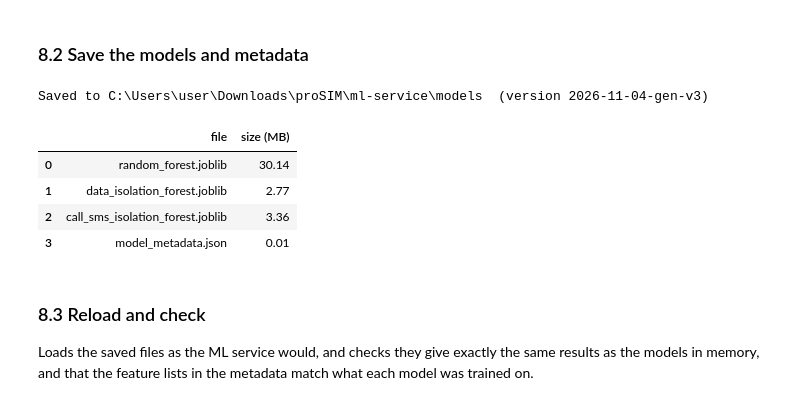
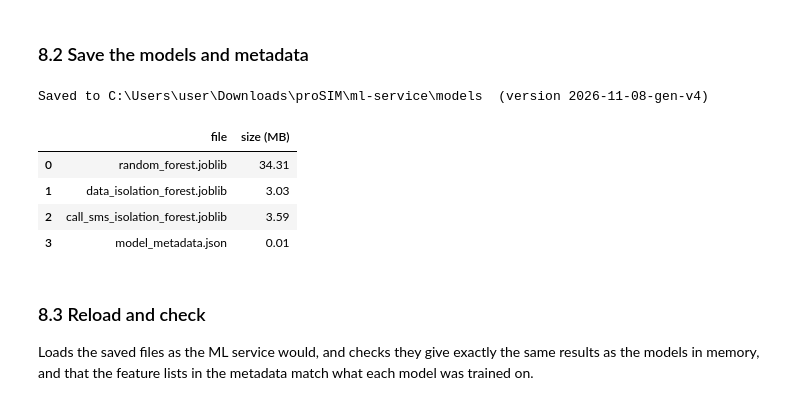
Before and after one commit to ianchomba1/proSIM, a Jupyter notebook: ml-training/notebooks/01_misuse_training.ipynb, the cells around one changed output. Cells and saved outputs as stored; diff of their text form; code cells hidden in the pictures.

```diff
--- a/ml-training/notebooks/01_misuse_training.ipynb
+++ b/ml-training/notebooks/01_misuse_training.ipynb
@@ -1723,7 +1724,7 @@ pd.DataFrame(index=list(THRESHOLDS), data={
 # %% [markdown]
 ### 8.2 Save the models and metadata
 # %%
-MODEL_VERSION = datetime.date.today().isoformat() + "-gen-v3"
+MODEL_VERSION = datetime.date.today().isoformat() + "-gen-v4"
 MODEL_FILES = {"random_forest": "random_forest.joblib",
                "data_isolation_forest": "data_isolation_forest.joblib",
                "call_sms_isolation_forest": "call_sms_isolation_forest.joblib"}
@@ -1735,7 +1736,7 @@ metadata = {
     "model_version": MODEL_VERSION,
     "created": datetime.datetime.now().isoformat(timespec="seconds"),
     "training_data": {
-        "source": "synthetic CDR data, generator v3 (synthetic_cdr_generator3.ipynb)",
+        "source": "synthetic CDR data, generator v4 (synthetic_cdr_generator4.ipynb)",
         "sim_days": int(len(df)), "sims": int(df.sim_id.nunique()),
         "dates": [str(df.date.min()), str(df.date.max())],
         "misuse_share_of_days": round(contamination_all, 4),
@@ -1774,37 +1775,37 @@ metadata = {
             "budgets": {"unusual": round(contamination_all, 4), "strict_review": SAFETY_SHARE},
         },
         "call_sms_isolation_forest": {
             "file": MODEL_FILES["call_sms_isolation_forest"], "features": "call_sms",
             "params": {"n_estimators": 300, "max_samples": 4096, "max_features": 1.0},
             "score": "-score_samples(x), then the mean of the SIM's scores today and on the previous 2 days",
             "smooth_window_days": SMOOTH_WINDOW,
             "thresholds": {"review": THRESHOLDS["call_if_review"]},
             "budgets": {"review": CALL_SHARE},
         },
     },
     "alert_rules": [   # checked in this order; the first that matches gives the SIM-day's alert level
         {"level": "High", "when": "Random Forest predicts misuse AND data IF score >= unusual threshold",
          "shows": "misuse type from the Random Forest"},
         {"level": "Alert", "when": "Random Forest predicts misuse", "shows": "misuse type from the Random Forest"},
         {"level": "Review", "when": "Random Forest predicts normal AND data IF score >= strict_review threshold",
          "shows": "unusual data use, type unknown"},
         {"level": "Review (calls/SMS)", "when": "Random Forest predicts normal AND call/SMS IF score >= review threshold",
          "shows": "unusual calling/SMS, type unknown"},
     ],
 }
 with open(MODELS_DIR / "model_metadata.json", "w", encoding="utf-8") as fh:
     json.dump(metadata, fh, indent=2)
 
 saved = pd.DataFrame({"file": list(MODEL_FILES.values()) + ["model_metadata.json"]})
 saved["size (MB)"] = [round((MODELS_DIR / f).stat().st_size / 1e6, 2) for f in saved["file"]]
 print(f"Saved to {MODELS_DIR}  (version {MODEL_VERSION})")
 saved
 # %% [output]
-Saved to C:\Users\user\Downloads\proSIM\ml-service\models  (version 2026-11-04-gen-v3)
+Saved to C:\Users\user\Downloads\proSIM\ml-service\models  (version 2026-11-08-gen-v4)
 |  | file | size (MB) |
-| 0 | random_forest.joblib | 30.14 |
-| 1 | data_isolation_forest.joblib | 2.77 |
-| 2 | call_sms_isolation_forest.joblib | 3.36 |
+| 0 | random_forest.joblib | 34.31 |
+| 1 | data_isolation_forest.joblib | 3.03 |
+| 2 | call_sms_isolation_forest.joblib | 3.59 |
 | 3 | model_metadata.json | 0.01 |
 # %% [markdown]
 ### 8.3 Reload and check
```
Also changed, not shown: parts of 45 cells of this notebook, 48 other files.
